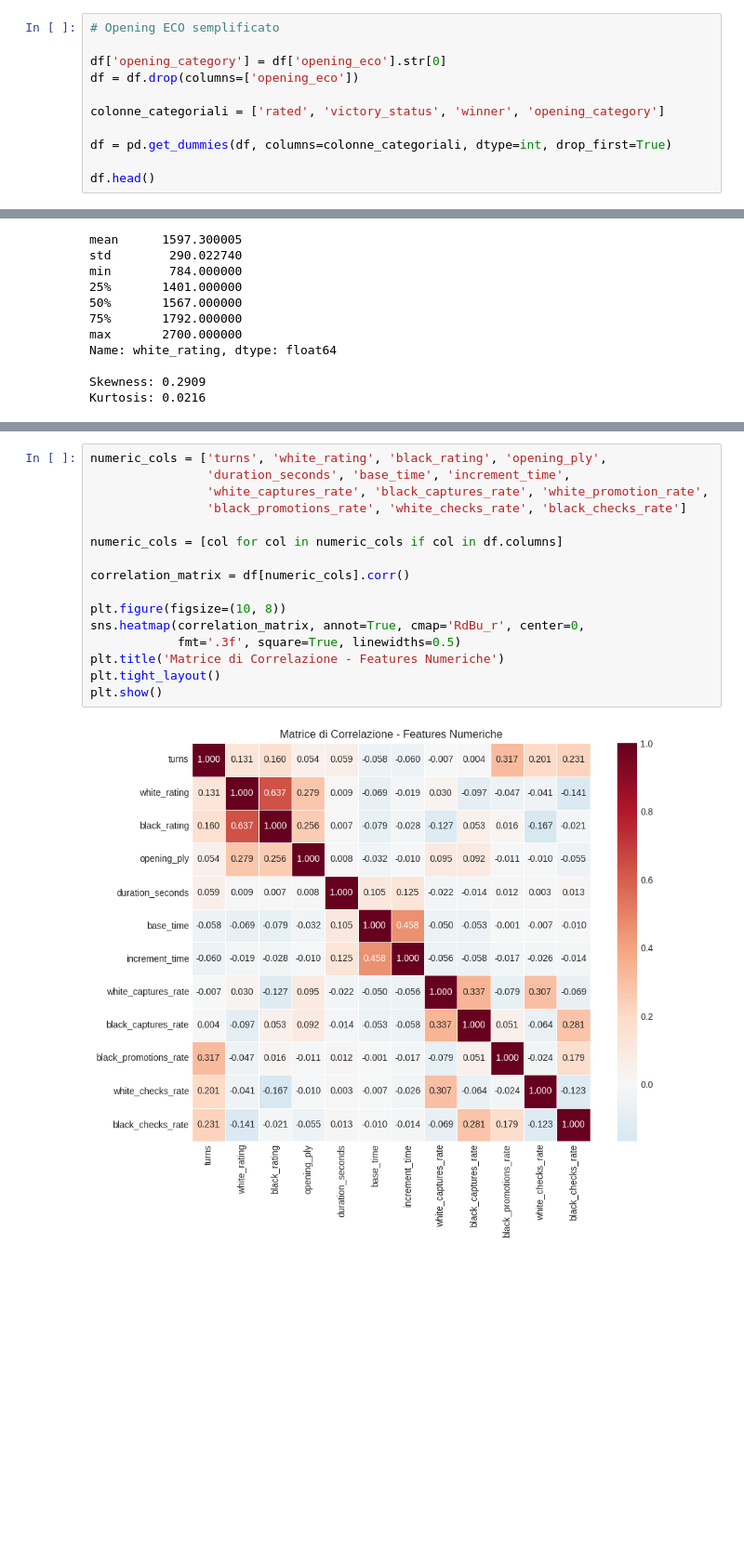
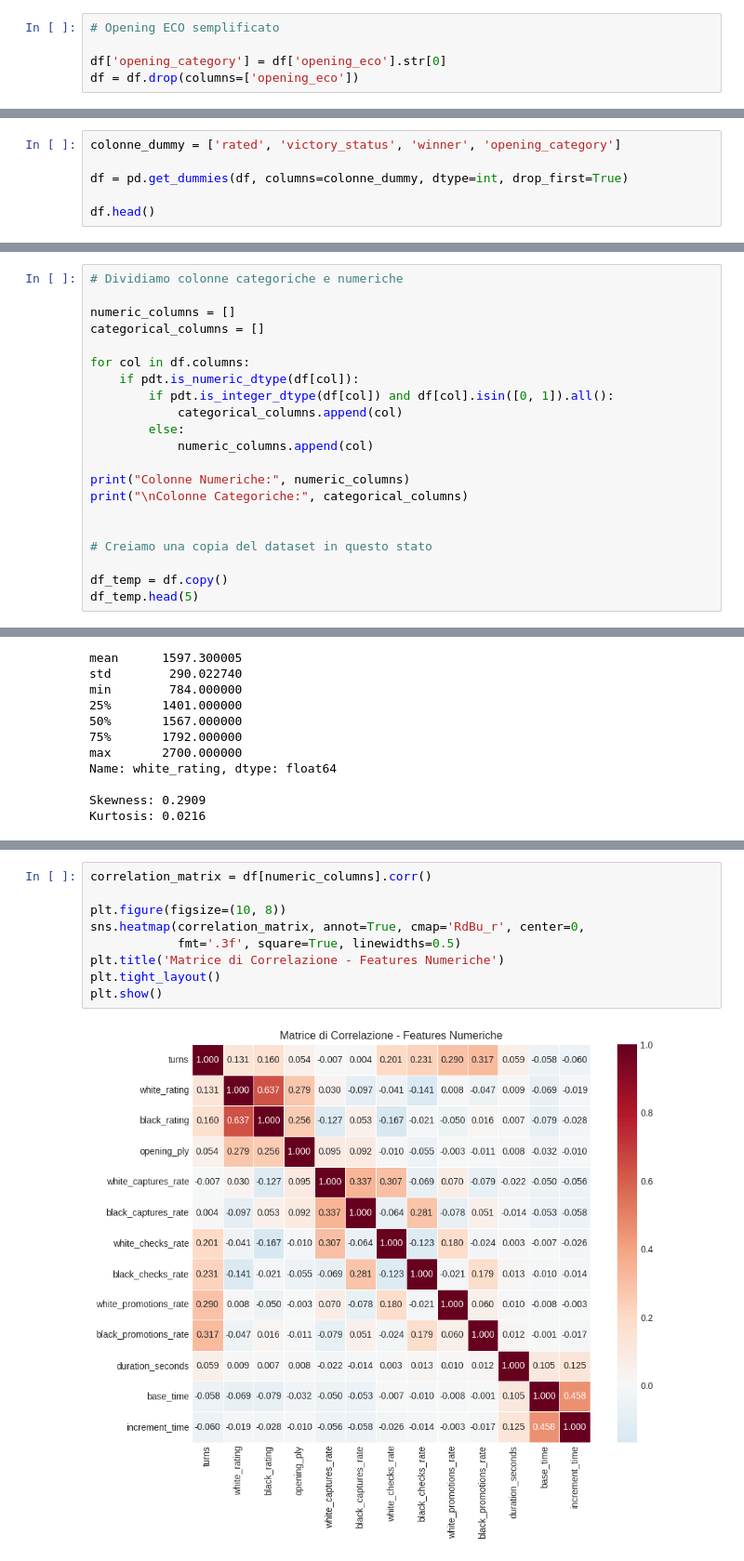
Before and after one commit to AndreaMorbello/Progetto-IA2, a Jupyter notebook: Notebooks/Notebook-IA2.ipynb, the cells around one changed output, grey strips where cells are left out. Shown at 93% size. Cells and saved outputs as stored; diff of their text form; blank space fills up the shorter version.

```diff
--- a/Notebooks/Notebook-IA2.ipynb
+++ b/Notebooks/Notebook-IA2.ipynb
@@ -255,12 +251,6 @@ Questa è un'approsimazione ma ci consente di creare comunque dei dummy ristrett
 
 df['opening_category'] = df['opening_eco'].str[0]
 df = df.drop(columns=['opening_eco'])
-
-colonne_categoriali = ['rated', 'victory_status', 'winner', 'opening_category']
-
-df = pd.get_dummies(df, columns=colonne_categoriali, dtype=int, drop_first=True)
-
-df.head()
 # %% [output]
 |  | turns | white_rating | black_rating | opening_ply | white_captures_rate | black_captures_rate | ... |
 | 0 | 13 | 1500 | 1191 | 5 | 0.285714 | 0.166667 | ... |
@@ -271,0 +264,6 @@ df.head()
+# %%
+colonne_dummy = ['rated', 'victory_status', 'winner', 'opening_category']
+
+df = pd.get_dummies(df, columns=colonne_dummy, dtype=int, drop_first=True)
+
+df.head()
@@ -271,0 +272,21 @@ df.head()
+# %%
+# Dividiamo colonne categoriche e numeriche
+
+numeric_columns = []
+categorical_columns = []
+
+for col in df.columns:
+    if pdt.is_numeric_dtype(df[col]):
+        if pdt.is_integer_dtype(df[col]) and df[col].isin([0, 1]).all():
+            categorical_columns.append(col)
+        else:
+            numeric_columns.append(col)
+
+print("Colonne Numeriche:", numeric_columns)
+print("\nColonne Categoriche:", categorical_columns)
+
+
+# Creiamo una copia del dataset in questo stato
+
+df_temp = df.copy()
+df_temp.head(5)
@@ -352,19 +408,12 @@ La distribuzione del Target risulta molto simile ad una distribuzione normale se
 Usiamo una matrice di correlazione per osservare il rapporto delle fature numeriche con il Target.
 # %%
-numeric_cols = ['turns', 'white_rating', 'black_rating', 'opening_ply',
-                'duration_seconds', 'base_time', 'increment_time',
-                'white_captures_rate', 'black_captures_rate', 'white_promotion_rate',
-                'black_promotions_rate', 'white_checks_rate', 'black_checks_rate']
-
-numeric_cols = [col for col in numeric_cols if col in df.columns]
-
-correlation_matrix = df[numeric_cols].corr()
+correlation_matrix = df[numeric_columns].corr()
 
 plt.figure(figsize=(10, 8))
 sns.heatmap(correlation_matrix, annot=True, cmap='RdBu_r', center=0,
             fmt='.3f', square=True, linewidths=0.5)
 plt.title('Matrice di Correlazione - Features Numeriche')
 plt.tight_layout()
 plt.show()
 # %% [output]
-[figure, old version]
+[figure, new version]
```
Also changed, not shown: parts of 22 cells of this notebook.
